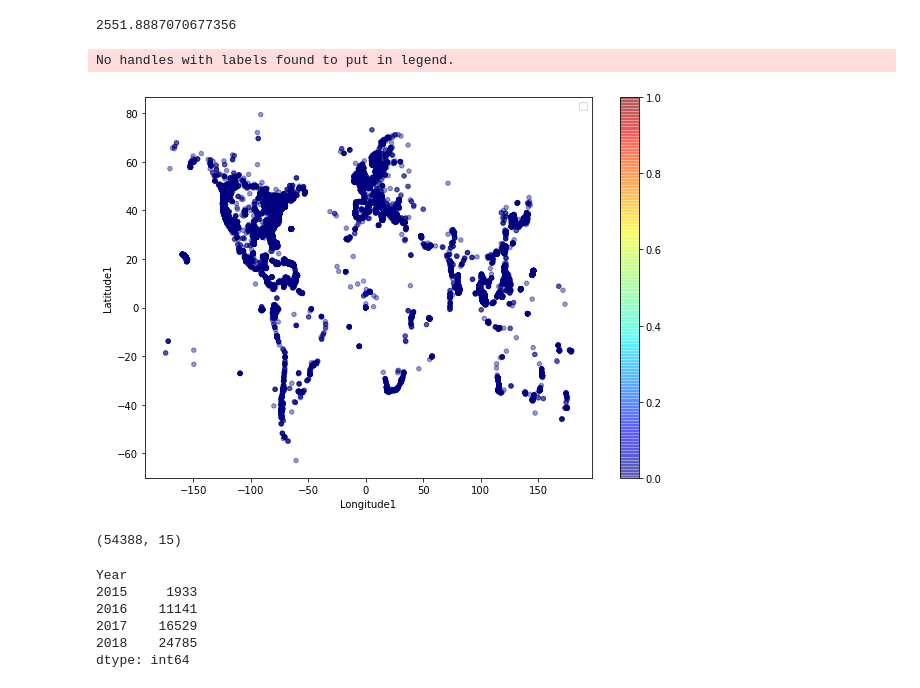
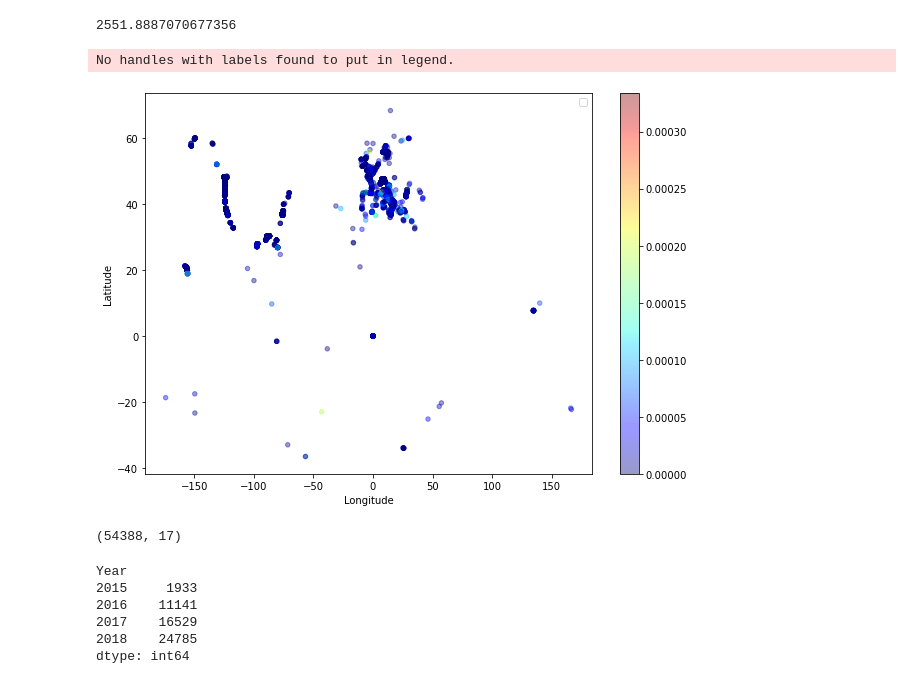
Before and after one commit to Gabrielamb2/MachineLearning, a Jupyter notebook: Projeto-Copy2.ipynb, the cells around one changed output. Saved outputs shown, nothing was run; the diff lists cells and outputs as text; code cells hidden in the pictures.

```diff
--- a/Projeto-Copy2.ipynb
+++ b/Projeto-Copy2.ipynb
@@ -17,7 +17,7 @@ from collections import defaultdict
 RANDOM_SEED = 42
 np.random.seed(RANDOM_SEED)
 # %%
-microplastics_path = "../98631dc5bb9a4ea5a8f9c0b4ec433290_0.csv"
+microplastics_path = "database/98631dc5bb9a4ea5a8f9c0b4ec433290_0.csv"
 # %%
 df_microplastic = pd.read_csv(microplastics_path)
 # %%
@@ -112,5 +123,5 @@ df['Latitude'] = (df['Latitude1'] + df['Latitude2']) / 2
 # %%
-df = df.drop(columns=['Longitude1', 'Longitude2', 'Latitude1', 'Latitude2'])
+# df = df.drop(columns=['Longitude1', 'Longitude2', 'Latitude1', 'Latitude2'])
 # %%
 df.head().transpose()
 # %% [output]
@@ -135,26 +150,26 @@ df.head().transpose()
 # %%
 df.plot(
     kind='scatter',
-    x='Longitude1',
-    y='Latitude1',
+    x='Longitude',
+    y='Latitude',
 #     s="Level 2p",
     c=df.Totalltems_EventRecord / max(df.Totalltems_EventRecord),
     cmap=plt.get_cmap('jet'),
     colorbar=True,
     figsize=(10, 7),
     alpha=0.4,
     sharex=False,
 )
 plt.legend()
 plt.show()
 # %% [output]
 No handles with labels found to put in legend.
-[figure, old version]
+[figure, new version]
 # %%
 df = df[~df['Year'].isnull()]
 df.shape
 # %% [output]
-(54388, 15)
+(54388, 17)
 # %%
 df.groupby('Year').size()
 # %% [output]
```
Also changed, not shown: parts of 5 cells of this notebook, 1 other file.
